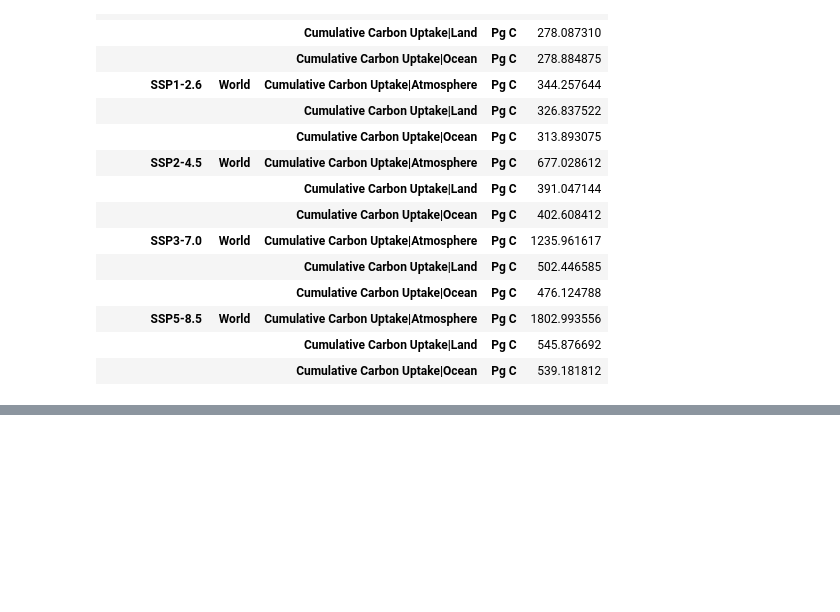
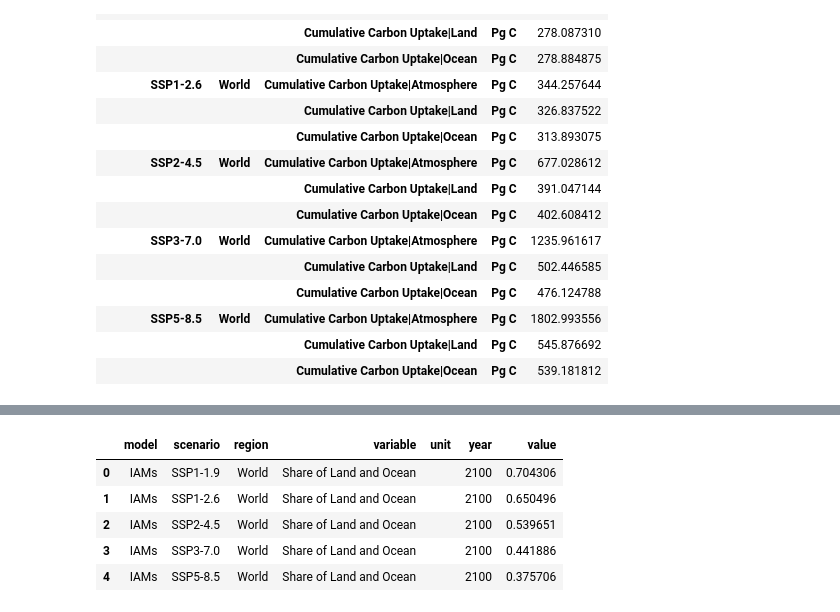
Before and after one commit to openscm/AR6-WG1-Data-Compilation, a Jupyter notebook: notebooks/ar6-wg1-spm7-pyam.ipynb, the cells around one changed output, grey strips where cells are left out. Drawn from its saved outputs; the diff is of its cells as text; code cells hidden in the pictures; blank space fills up the shorter version.

```diff
--- a/notebooks/ar6-wg1-spm7-pyam.ipynb
+++ b/notebooks/ar6-wg1-spm7-pyam.ipynb
@@ -129,0 +191,9 @@ fig
+# %%
+df.add("Share of Land", "Share of Ocean", "Share of Land and Ocean").data
+# %% [output]
+|  | model | scenario | region | variable | unit | year | value |
+| 0 | IAMs | SSP1-1.9 | World | Share of Land and Ocean |  | 2100 | 0.704306 |
+| 1 | IAMs | SSP1-2.6 | World | Share of Land and Ocean |  | 2100 | 0.650496 |
+| 2 | IAMs | SSP2-4.5 | World | Share of Land and Ocean |  | 2100 | 0.539651 |
+| 3 | IAMs | SSP3-7.0 | World | Share of Land and Ocean |  | 2100 | 0.441886 |
+| 4 | IAMs | SSP5-8.5 | World | Share of Land and Ocean |  | 2100 | 0.375706 |
```
Also changed, not shown: parts of 22 cells of this notebook.
